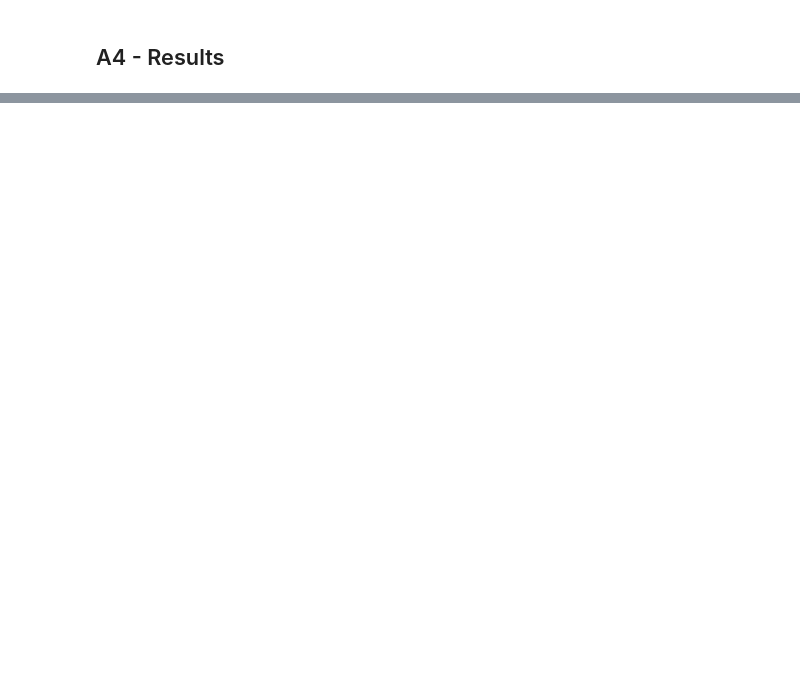
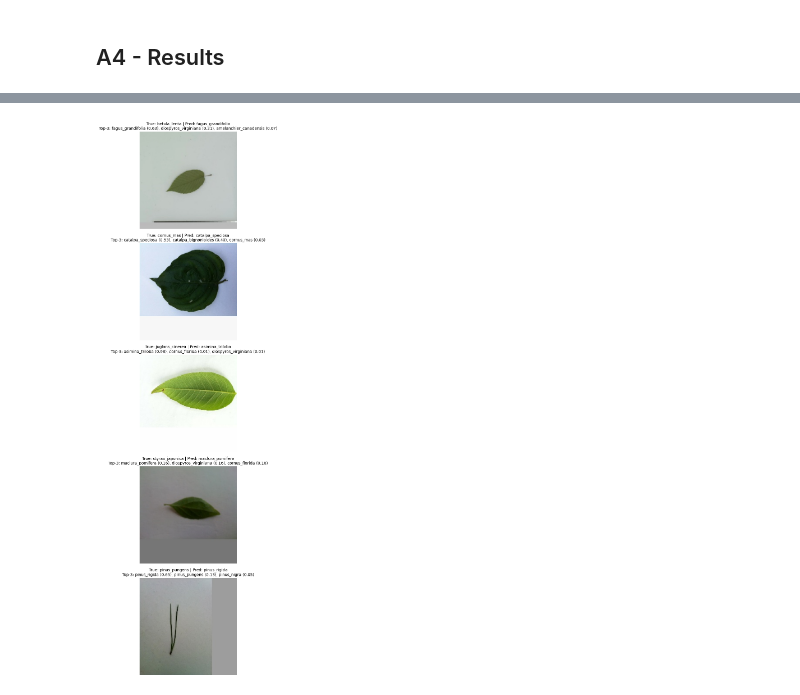
Before and after one commit to jmburke4/leaf-species-classification, a Jupyter notebook: report.ipynb, the cells around one changed output, grey strips where cells are left out. Drawn from its saved outputs; the diff is of its cells as text; code cells hidden in the pictures; blank space fills up the shorter version.

```diff
--- a/report.ipynb
+++ b/report.ipynb
@@ -163,10 +169,6 @@ plt.show()
 # ----------------------------
 # Custom Dataset Class
 # ----------------------------
-from torch.utils.data import Dataset
-from PIL import Image
-import os
-
 class LeafDataset(Dataset):
     def __init__(self, csv_path, images_dir, transform=None, is_test=False):
         self.df = pd.read_csv(csv_path)
@@ -200,7 +202,7 @@ class LeafDataset(Dataset):
 # Configuration
 # ----------------------------
 BATCH_SIZE = 32
-EPOCHS = 1 #3
+EPOCHS = 3
 LR = 1e-3
 SEED = 42
 IMG_SIZE = 224
@@ -233,7 +235,7 @@ transform = transforms.Compose([
 # Dataset & fixed split (80/20)
 # ----------------------------
 train_csv_path = f'{DATA_DIR}/train.csv'
-images_dir = f'{DATA_DIR}/images'
+images_dir = f'{DATA_DIR}'
 
 # Create dataset
 full_dataset = LeafDataset(train_csv_path, images_dir, transform=transform, is_test=False)
@@ -243,6 +245,10 @@ print(f'Dataset size: {len(full_dataset)}')
 print(f'Number of classes: {num_classes}')
 print(f'Classes: {full_dataset.classes}')
 print()
+
+label_map = {str(i): name for i, name in enumerate(full_dataset.classes)}
+with open('label_map.json', 'w') as f:
+    json.dump(label_map, f, indent=2)
 
 val_size = int(0.2 * len(full_dataset))
 train_size = len(full_dataset) - val_size
@@ -340,2 +351,73 @@ print(f'Test dataset size: {len(test_dataset)}')
 # %% [markdown]
 ## A4 - Results
+# %%
+# ----------------------------
+# A4 - Validation results and error analysis
+# ----------------------------
+model.eval()
+idx_to_class = {idx: cls_name for cls_name, idx in full_dataset.class_to_idx.items()}
+
+correct, total = 0, 0
+misclassified = []
+
+with torch.no_grad():
+    for batch_idx, (images, labels) in enumerate(val_loader):
+        images, labels = images.to(device), labels.to(device)
+        logits = model(images)
+        probs = torch.softmax(logits, dim=1)
+        preds = logits.argmax(dim=1)
+
+        correct += (preds == labels).sum().item()
+        total += labels.size(0)
+
+        top3_probs, top3_idx = probs.topk(3, dim=1)
+        mismatch_positions = torch.where(preds != labels)[0].tolist()
+
+        for j in mismatch_positions:
+            subset_idx = batch_idx * val_loader.batch_size + j
+            original_idx = val_dataset.indices[subset_idx]
+            image_rel_path = full_dataset.df.iloc[original_idx, 0]
+
+            true_idx = labels[j].item()
+            pred_idx = preds[j].item()
+
+            misclassified.append(
+                {
+                    "image": image_rel_path,
+                    "true": idx_to_class[true_idx],
+                    "pred": idx_to_class[pred_idx],
+                    "top3": [idx_to_class[k] for k in top3_idx[j].cpu().tolist()],
+                    "top3_prob": [float(p) for p in top3_probs[j].cpu().tolist()],
+                }
+            )
+
+val_accuracy = correct / total
+print(f"Final validation accuracy: {val_accuracy:.4f}")
+print(f"Validation samples: {total}")
+print(f"Misclassified samples: {len(misclassified)}")
+
+show_n = min(5, len(misclassified))
+if show_n == 0:
+    print("No misclassified validation images found.")
+else:
+    fig, axes = plt.subplots(show_n, 1, figsize=(10, 4 * show_n))
+    if show_n == 1:
+        axes = [axes]
+
+    for ax, item in zip(axes, misclassified[:show_n]):
+        img_path = os.path.join(images_dir, item["image"])
+        img = Image.open(img_path).convert("RGB")
+        top3_text = ", ".join(
+            [f"{name} ({prob:.2f})" for name, prob in zip(item["top3"], item["top3_prob"])]
+        )
+
+        ax.imshow(img)
+        ax.set_title(
+            f"True: {item['true']} | Pred: {item['pred']}\nTop-3: {top3_text}",
+            fontsize=10,
+        )
+        ax.axis("off")
+
+    plt.tight_layout()
+    plt.show()
+# %% [output]
@@ -341,0 +427 @@ print(f'Test dataset size: {len(test_dataset)}')
+[figure, added]
```
Also changed, not shown: parts of 10 cells of this notebook, 2 other files.
